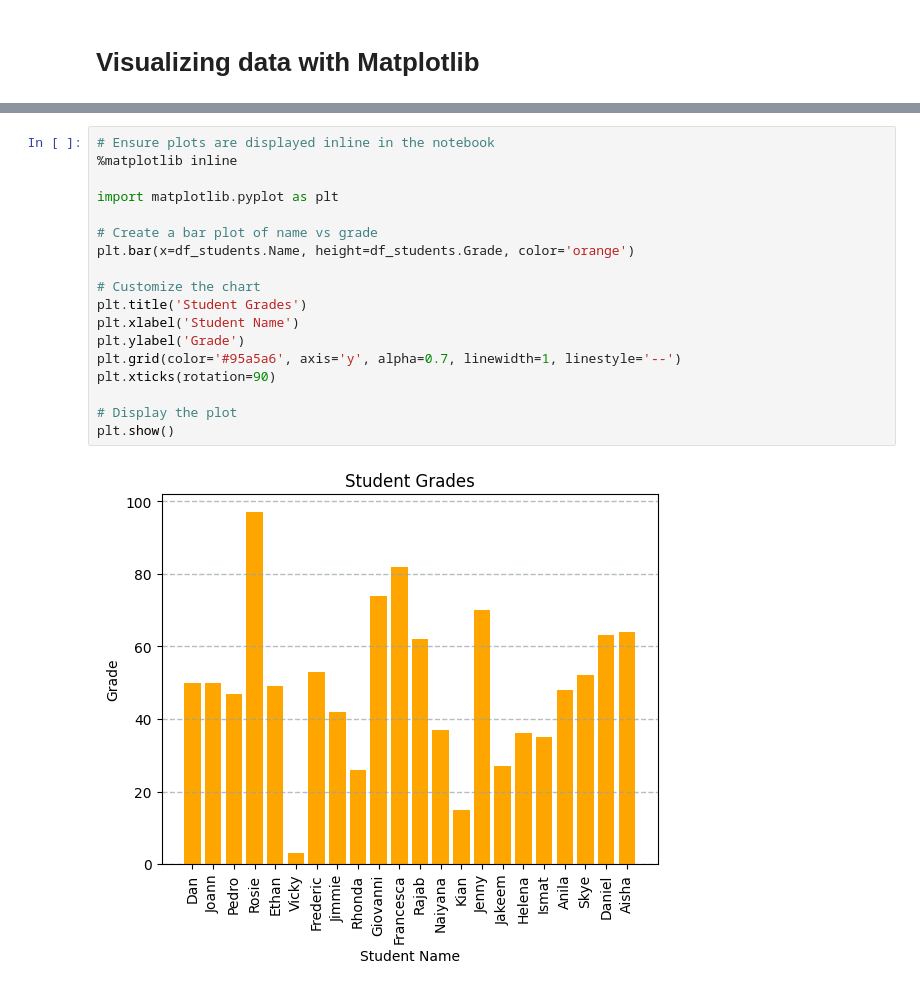
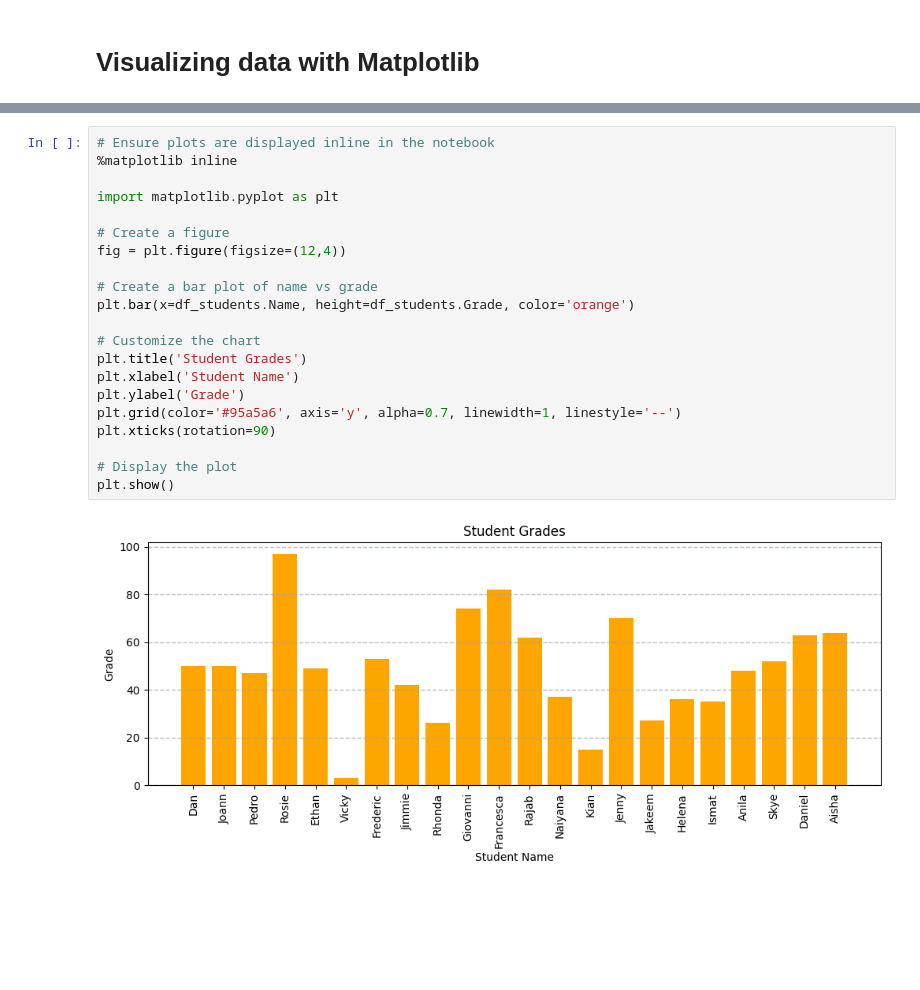
Before and after one commit to coder7475/ml-fundamentals, a Jupyter notebook: notebooks/1_data_exploration/data_exploration_with_python.ipynb, the cells around one changed output, grey strips where cells are left out. Cells and saved outputs as stored; diff of their text form; blank space fills up the shorter version.

```diff
--- a/notebooks/1_data_exploration/data_exploration_with_python.ipynb
+++ b/notebooks/1_data_exploration/data_exploration_with_python.ipynb
@@ -368,20 +368,23 @@ Note: you may need to restart the kernel to use updated packages.
 # %%
 # Ensure plots are displayed inline in the notebook
 %matplotlib inline
 
 import matplotlib.pyplot as plt
+
+# Create a figure
+fig = plt.figure(figsize=(12,4))
 
 # Create a bar plot of name vs grade
 plt.bar(x=df_students.Name, height=df_students.Grade, color='orange')
 
 # Customize the chart
 plt.title('Student Grades')
 plt.xlabel('Student Name')
 plt.ylabel('Grade')
 plt.grid(color='#95a5a6', axis='y', alpha=0.7, linewidth=1, linestyle='--')
 plt.xticks(rotation=90)
 
 # Display the plot
 plt.show()
 # %% [output]
-[figure, old version]
+[figure, new version]
```
Also changed, not shown: parts of 1 cell of this notebook.
